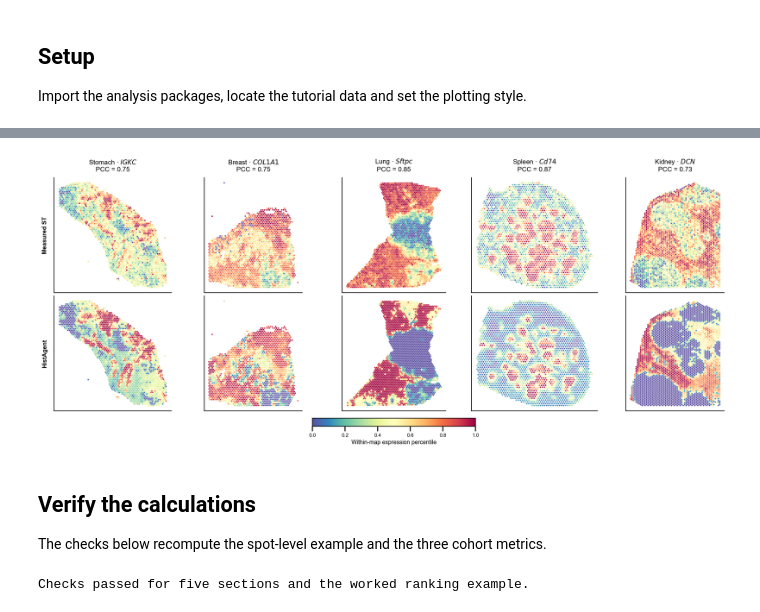
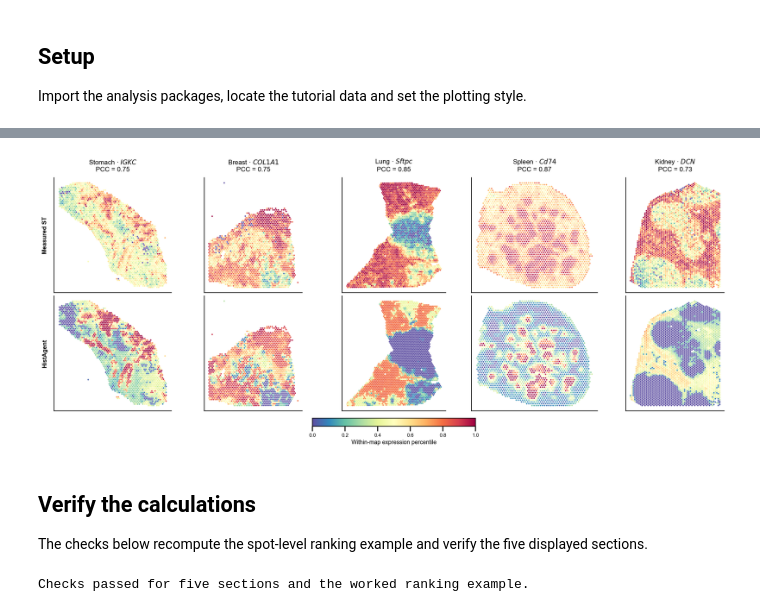
Before and after one commit to zipging/zipging.github.io, a Jupyter notebook: HistAgent/notebooks/ranked_molecular_readouts.ipynb, the cells around one changed output, grey strips where cells are left out. Saved outputs shown, nothing was run; the diff lists cells and outputs as text; code cells hidden in the pictures.

Commit message:
Align tutorials with manuscript metrics (#5)

```diff
--- a/HistAgent/notebooks/ranked_molecular_readouts.ipynb
+++ b/HistAgent/notebooks/ranked_molecular_readouts.ipynb
@@ -187,43 +183,43 @@ for col, section in enumerate(selected):
     xy = maps[f"{section}__coords"]
     measured = maps[f"{section}__measured"]
     predicted = maps[f"{section}__predicted"]
+    lo, hi = np.nanpercentile(np.r_[measured, predicted], [2, 98])
+    scale = max(hi - lo, np.finfo(float).eps)
     for row, (label, values) in enumerate([
         ("Measured ST", measured), ("HistAgent", predicted)
     ]):
         ax = axes[row, col]
-        lo, hi = np.nanpercentile(values, [2, 98])
-        scale = max(hi - lo, np.finfo(float).eps)
         normalized = np.clip((values - lo) / scale, 0, 1)
         sc = ax.scatter(
             xy[:, 0], xy[:, 1], c=normalized, s=7, cmap="Spectral_r",
             vmin=0, vmax=1, linewidths=0
         )
         ax.set_aspect("equal")
         ax.invert_yaxis()
         ax.set_xticks([])
         ax.set_yticks([])
         if row == 0:
             gene_label = info["gene"].replace("-", r"{-}")
             ax.set_title(
                 f"{info['organ'].title()} · $\mathit{{{gene_label}}}$\n"
                 f"PCC = {info['pcc']:.2f}",
                 pad=12,
             )
         if col == 0:
             ax.set_ylabel(label, fontsize=11, fontweight="bold", labelpad=12)
 
 fig.colorbar(
     sc, ax=axes, orientation="horizontal", fraction=0.035, pad=0.03,
     label="Within-map expression percentile"
 )
 
 plt.show()
 # %% [output]
-[figure, old version]
+[figure, new version]
 # %% [markdown]
 ## Verify the calculations
 
-The checks below recompute the spot-level example and the three cohort metrics.
+The checks below recompute the spot-level ranking example and verify the five displayed sections.
 # %%
 assert np.isclose(hit_rate, example["spot_hit_rate_at_50"])
 assert np.isclose(ap_at_50, example["spot_ap_at_50"])
```
Also changed, not shown: parts of 6 cells of this notebook, 17 other files.
